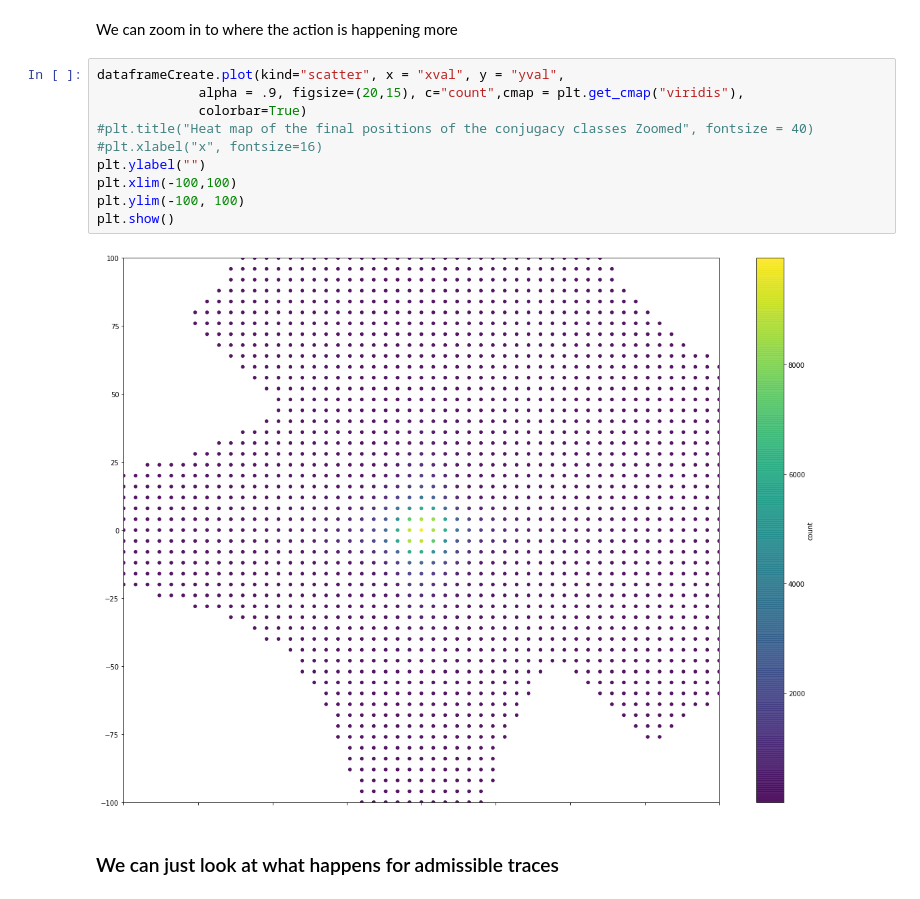
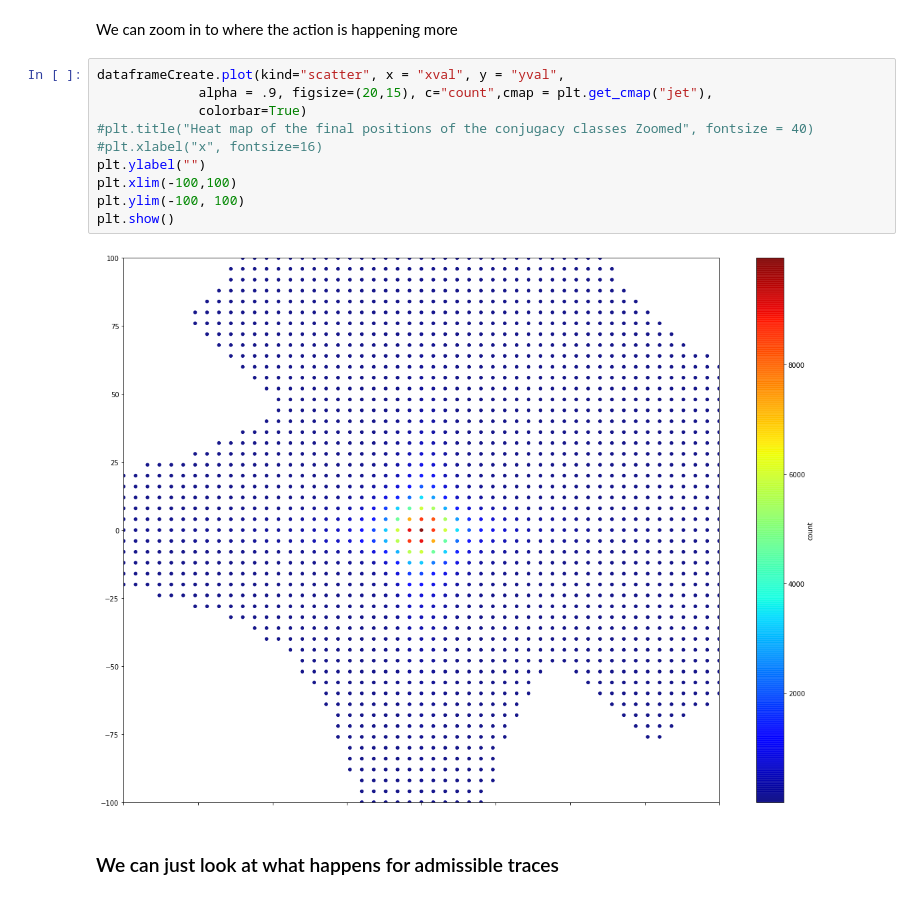
Before and after one commit to BrookeOgrodnik/CommutatorSubgroups, a Jupyter notebook: PythonCode/Walks_of_traces.ipynb, the cells around one changed output. Cells and saved outputs as stored; diff of their text form.

```diff
--- a/PythonCode/Walks_of_traces.ipynb
+++ b/PythonCode/Walks_of_traces.ipynb
@@ -83,16 +83,16 @@ plt.show()
 We can zoom in to where the action is happening more
 # %%
 dataframeCreate.plot(kind="scatter", x = "xval", y = "yval",
-             alpha = .9, figsize=(20,15), c="count",cmap = plt.get_cmap("viridis"),
+             alpha = .9, figsize=(20,15), c="count",cmap = plt.get_cmap("jet"),
              colorbar=True)
 #plt.title("Heat map of the final positions of the conjugacy classes Zoomed", fontsize = 40)
 #plt.xlabel("x", fontsize=16)
 plt.ylabel("")
 plt.xlim(-100,100)
 plt.ylim(-100, 100)
 plt.show()
 # %% [output]
-[figure, old version]
+[figure, new version]
 # %% [markdown]
 ### We can just look at what happens for admissible traces
 # %%
```
Also changed, not shown: parts of 5 cells of this notebook, 1 other file.
